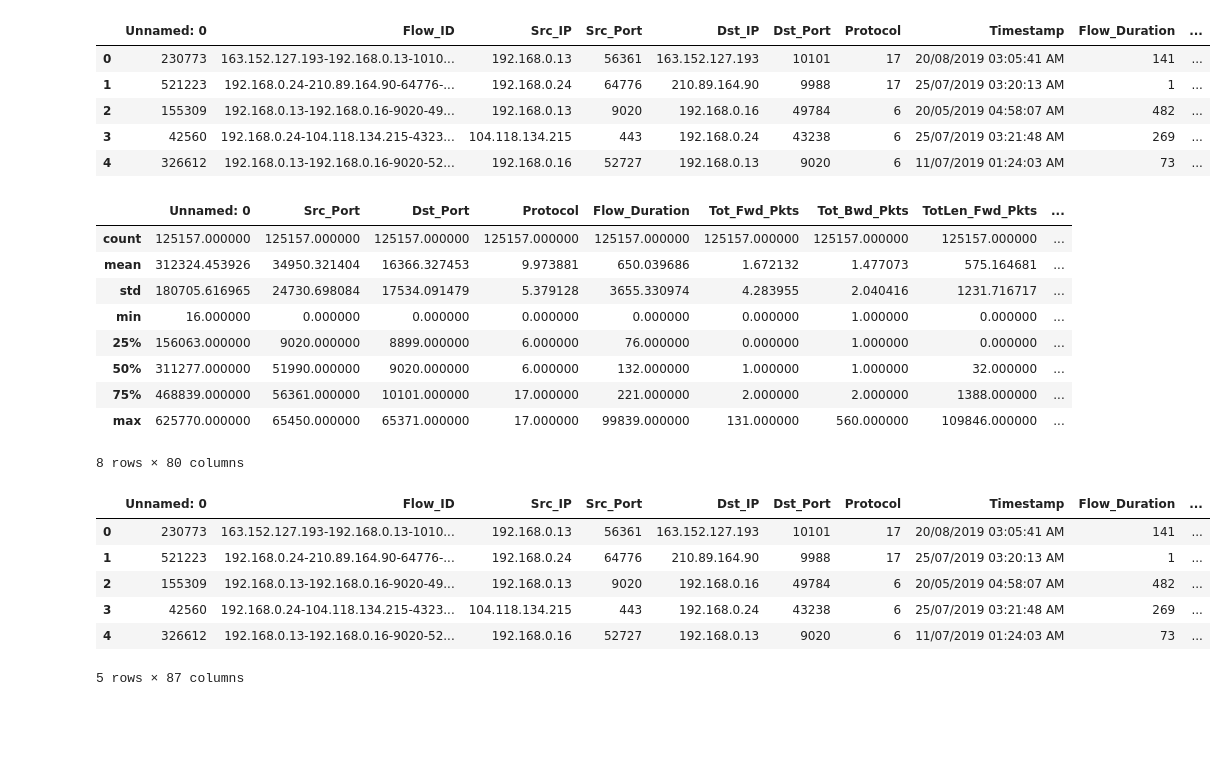
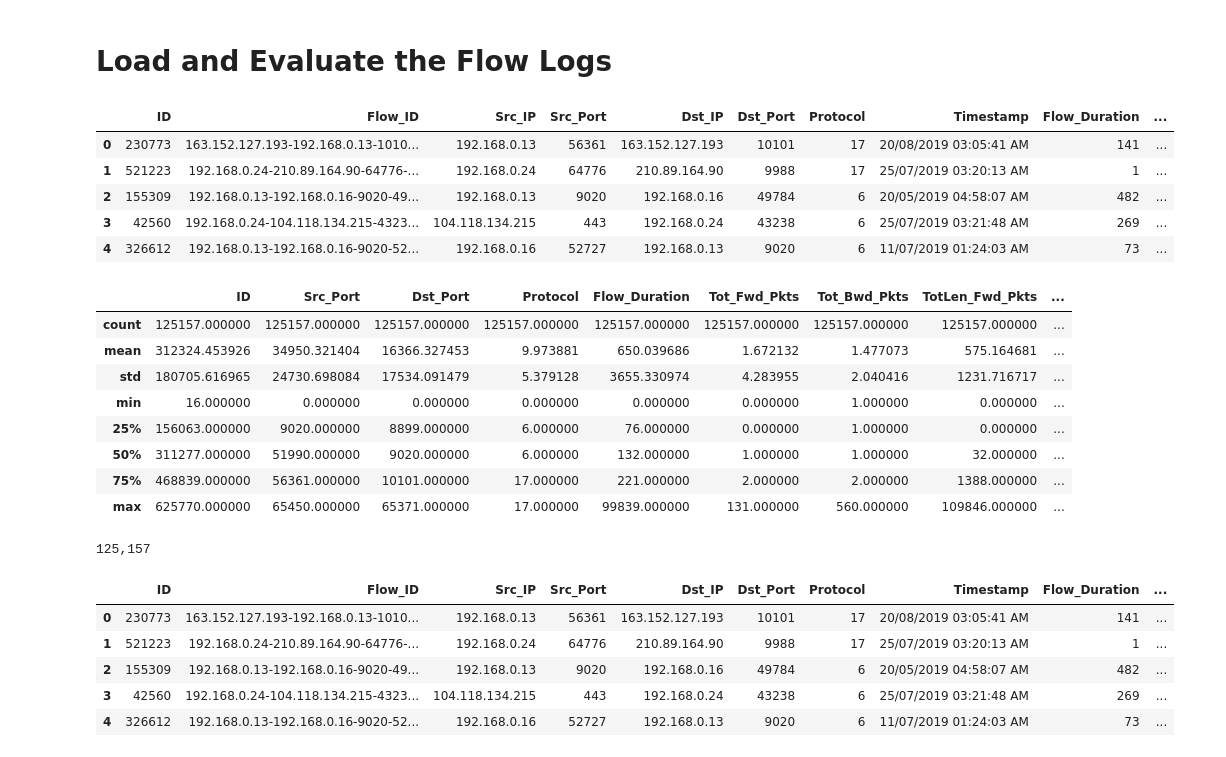
Before and after one commit to rjurney/netography, a Jupyter notebook: Exploratory Data Analysis.ipynb, the cells around one changed output. Drawn from its saved outputs; the diff is of its cells as text; code cells hidden in the pictures; blank space fills up the shorter version.

Commit message:
Did some EDA after loading the data

```diff
--- a/Exploratory Data Analysis.ipynb
+++ b/Exploratory Data Analysis.ipynb
@@ -2,21 +2,24 @@
 import pandas as pd
 
 pd.set_option('display.max_columns', 100)
+# %% [markdown]
+# Load and Evaluate the Flow Logs
 # %%
-test_df = pd.read_parquet("data/ml-engineer-main/iot_network_intrustion_dataset_test.parquet")
-test_df = test_df.rename({"Unnamed: 0": "ID"}).set_index("ID")
-test_df.head()
+train_df = pd.read_parquet("data/ml-engineer-main/iot_network_intrustion_dataset_test.parquet")
+train_df = train_df.rename(columns={"Unnamed: 0": "ID"})
+
+train_df.head()
 # %% [output]
-|  | Unnamed: 0 | Flow_ID | Src_IP | Src_Port | Dst_IP | Dst_Port | Protocol | Timestamp | Flow_Duration | ... |
+|  | ID | Flow_ID | Src_IP | Src_Port | Dst_IP | Dst_Port | Protocol | Timestamp | Flow_Duration | ... |
 | 0 | 230773 | 163.152.127.193-192.168.0.13-1010... | 192.168.0.13 | 56361 | 163.152.127.193 | 10101 | 17 | 20/08/2019 03:05:41 AM | 141 | ... |
 | 1 | 521223 | 192.168.0.24-210.89.164.90-64776-... | 192.168.0.24 | 64776 | 210.89.164.90 | 9988 | 17 | 25/07/2019 03:20:13 AM | 1 | ... |
 | 2 | 155309 | 192.168.0.13-192.168.0.16-9020-49... | 192.168.0.13 | 9020 | 192.168.0.16 | 49784 | 6 | 20/05/2019 04:58:07 AM | 482 | ... |
 | 3 | 42560 | 192.168.0.24-104.118.134.215-4323... | 104.118.134.215 | 443 | 192.168.0.24 | 43238 | 6 | 25/07/2019 03:21:48 AM | 269 | ... |
 | 4 | 326612 | 192.168.0.13-192.168.0.16-9020-52... | 192.168.0.16 | 52727 | 192.168.0.13 | 9020 | 6 | 11/07/2019 01:24:03 AM | 73 | ... |
 # %%
-test_df.describe()
+train_df.describe()
 # %% [output]
-|  | Unnamed: 0 | Src_Port | Dst_Port | Protocol | Flow_Duration | Tot_Fwd_Pkts | Tot_Bwd_Pkts | TotLen_Fwd_Pkts | ... |
+|  | ID | Src_Port | Dst_Port | Protocol | Flow_Duration | Tot_Fwd_Pkts | Tot_Bwd_Pkts | TotLen_Fwd_Pkts | ... |
 | count | 125157.000000 | 125157.000000 | 125157.000000 | 125157.000000 | 125157.000000 | 125157.000000 | 125157.000000 | 125157.000000 | ... |
 | mean | 312324.453926 | 34950.321404 | 16366.327453 | 9.973881 | 650.039686 | 1.672132 | 1.477073 | 575.164681 | ... |
 | std | 180705.616965 | 24730.698084 | 17534.091479 | 5.379128 | 3655.330974 | 4.283955 | 2.040416 | 1231.716717 | ... |
@@ -25,15 +28,19 @@ test_df.describe()
 | 50% | 311277.000000 | 51990.000000 | 9020.000000 | 6.000000 | 132.000000 | 1.000000 | 1.000000 | 32.000000 | ... |
 | 75% | 468839.000000 | 56361.000000 | 10101.000000 | 17.000000 | 221.000000 | 2.000000 | 2.000000 | 1388.000000 | ... |
 | max | 625770.000000 | 65450.000000 | 65371.000000 | 17.000000 | 99839.000000 | 131.000000 | 560.000000 | 109846.000000 | ... |
-8 rows × 80 columns
+# %%
+print(f"{len(train_df):,}")
+# %% [output]
+125,157
 # %%
-train_df = pd.read_parquet("data/ml-engineer-main/iot_network_intrustion_dataset_test.parquet")
-train_df.head()
+test_df = pd.read_parquet("data/ml-engineer-main/iot_network_intrustion_dataset_test.parquet")
+test_df = test_df.rename(columns={"Unnamed: 0": "ID"})
+
+test_df.head()
 # %% [output]
-|  | Unnamed: 0 | Flow_ID | Src_IP | Src_Port | Dst_IP | Dst_Port | Protocol | Timestamp | Flow_Duration | ... |
+|  | ID | Flow_ID | Src_IP | Src_Port | Dst_IP | Dst_Port | Protocol | Timestamp | Flow_Duration | ... |
 | 0 | 230773 | 163.152.127.193-192.168.0.13-1010... | 192.168.0.13 | 56361 | 163.152.127.193 | 10101 | 17 | 20/08/2019 03:05:41 AM | 141 | ... |
 | 1 | 521223 | 192.168.0.24-210.89.164.90-64776-... | 192.168.0.24 | 64776 | 210.89.164.90 | 9988 | 17 | 25/07/2019 03:20:13 AM | 1 | ... |
 | 2 | 155309 | 192.168.0.13-192.168.0.16-9020-49... | 192.168.0.13 | 9020 | 192.168.0.16 | 49784 | 6 | 20/05/2019 04:58:07 AM | 482 | ... |
 | 3 | 42560 | 192.168.0.24-104.118.134.215-4323... | 104.118.134.215 | 443 | 192.168.0.24 | 43238 | 6 | 25/07/2019 03:21:48 AM | 269 | ... |
 | 4 | 326612 | 192.168.0.13-192.168.0.16-9020-52... | 192.168.0.16 | 52727 | 192.168.0.13 | 9020 | 6 | 11/07/2019 01:24:03 AM | 73 | ... |
-5 rows × 87 columns
```
Also changed, not shown: parts of 8 cells of this notebook.
